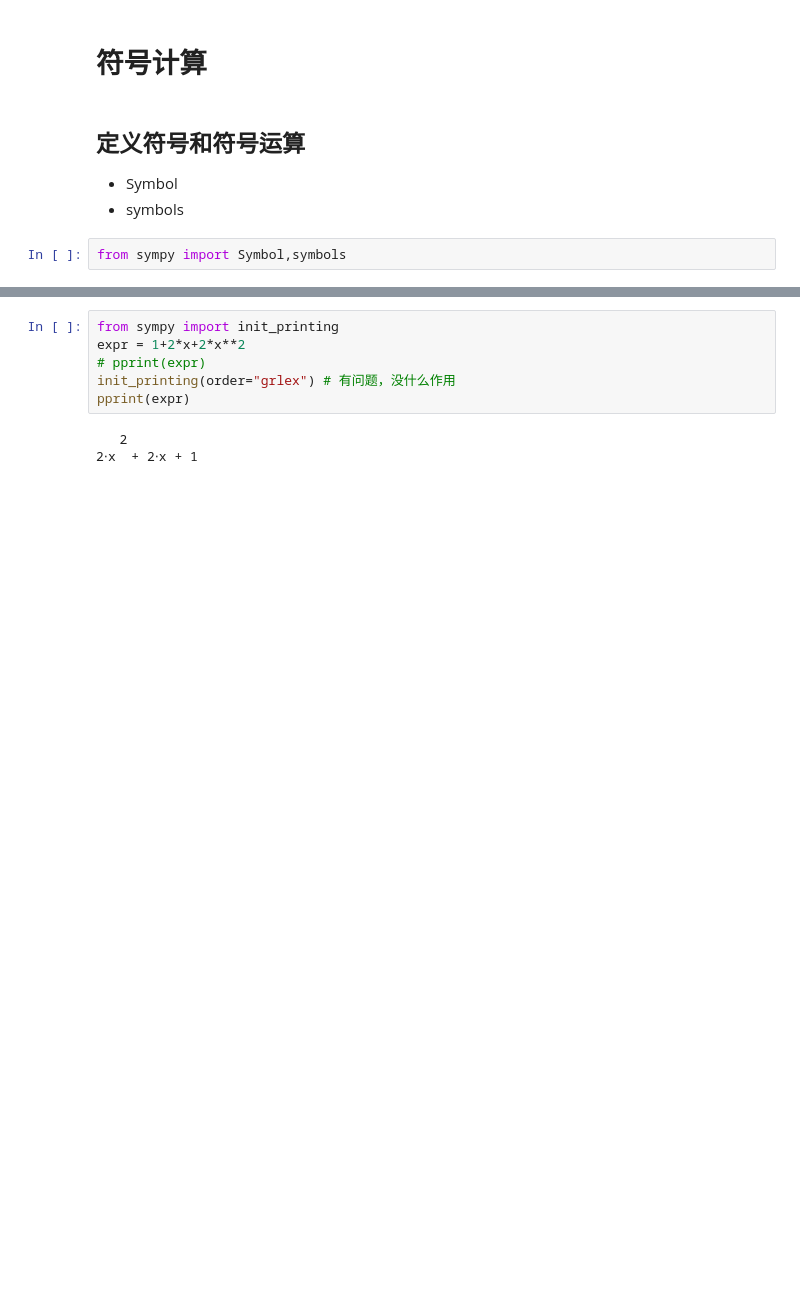
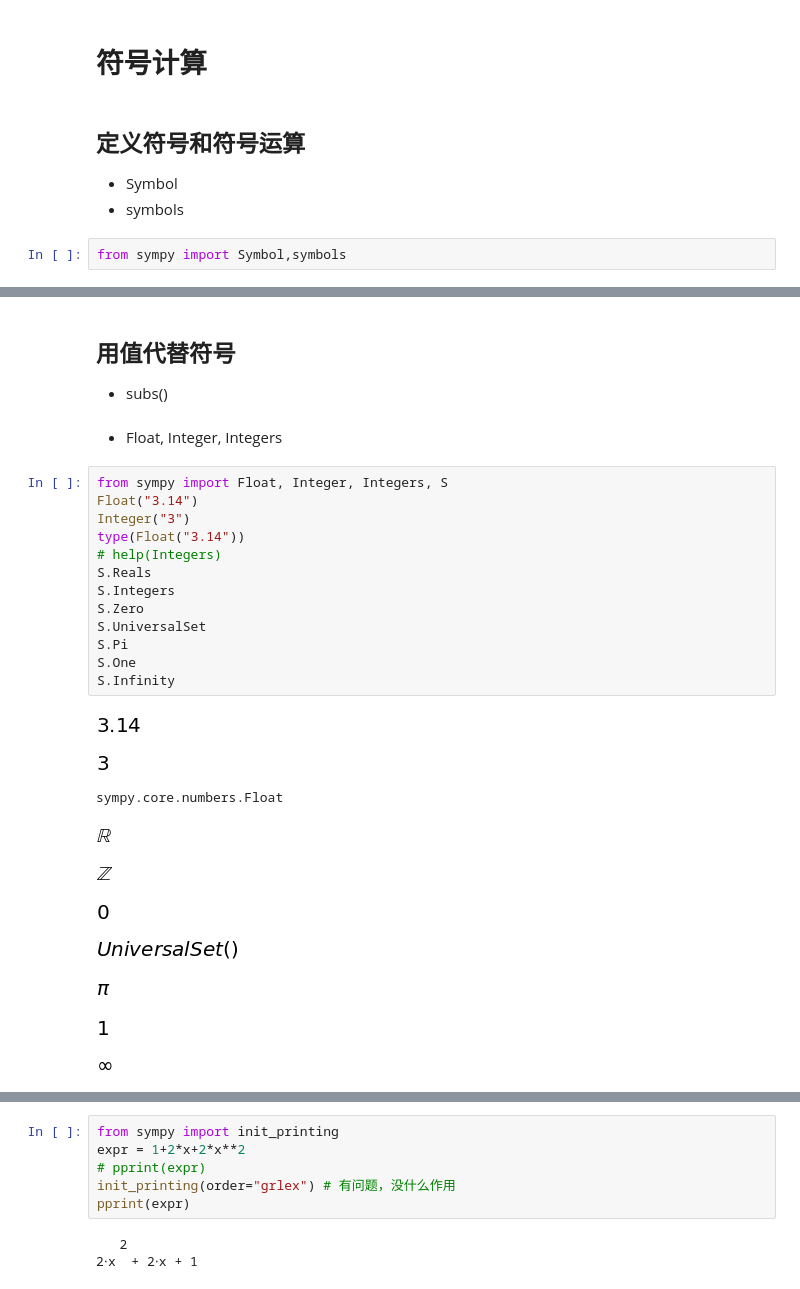
Before and after one commit to zidanewenqsh/mynotebook_01, a Jupyter notebook: sympy_demo.ipynb, the cells around one changed output, grey strips where cells are left out. Drawn from its saved outputs; the diff is of its cells as text; blank space fills up the shorter version.

```diff
--- a/sympy_demo.ipynb
+++ b/sympy_demo.ipynb
@@ -63,0 +141,29 @@ $\displaystyle x^{2} - y^{2}$
+# %% [markdown]
+## 用值代替符号
+* subs()
+# %% [markdown]
+* Float, Integer, Integers
+# %%
+from sympy import Float, Integer, Integers, S
+Float("3.14")
+Integer("3")
+type(Float("3.14"))
+# help(Integers)
+S.Reals
+S.Integers
+S.Zero
+S.UniversalSet
+S.Pi
+S.One
+S.Infinity
+# %% [output]
+[figure, added]
+[figure, added]
+sympy.core.numbers.Float
+[figure, added]
+[figure, added]
+[figure, added]
+[figure, added]
+[figure, added]
+[figure, added]
+[figure, added]
```
Also changed, not shown: parts of 83 cells of this notebook, 5 other files.
